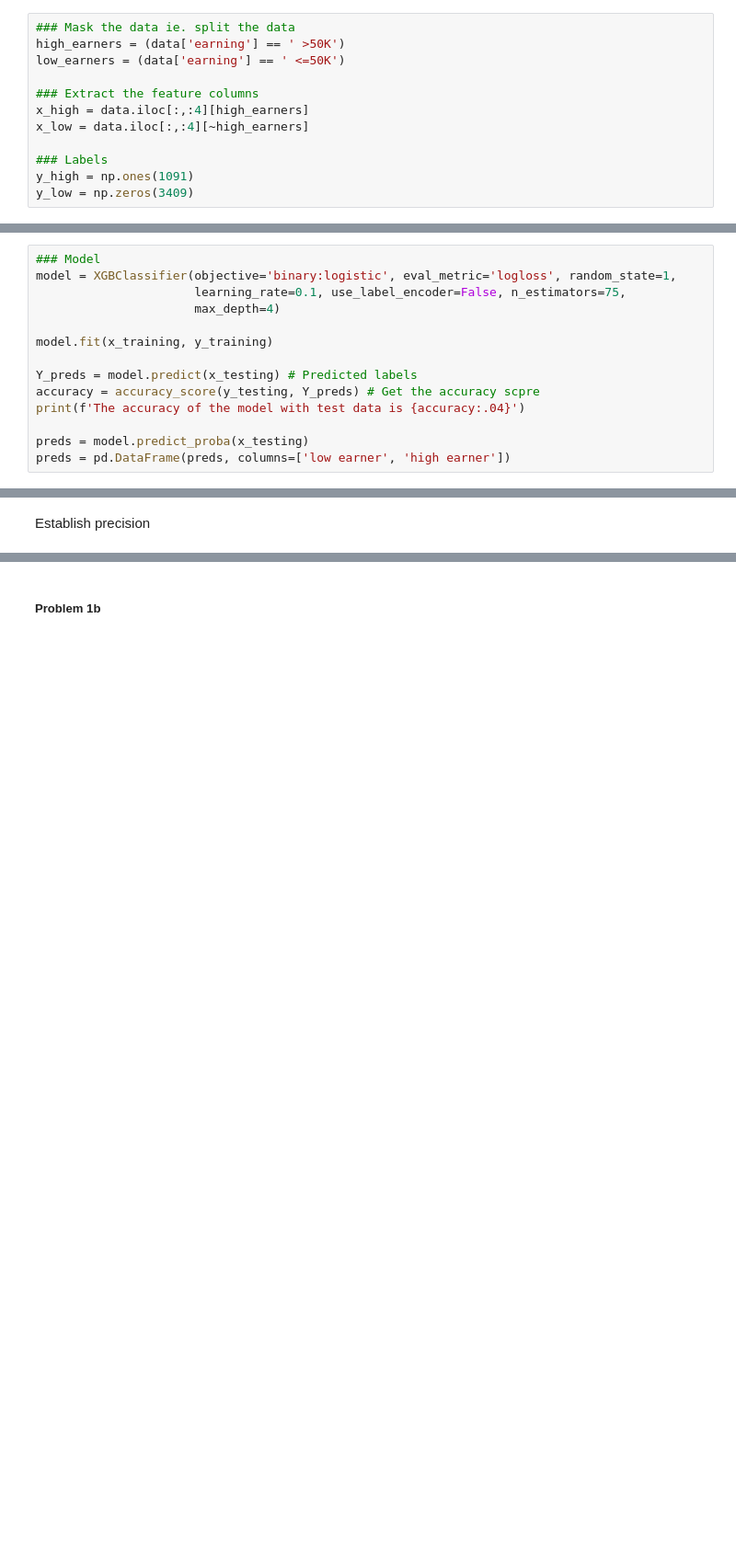
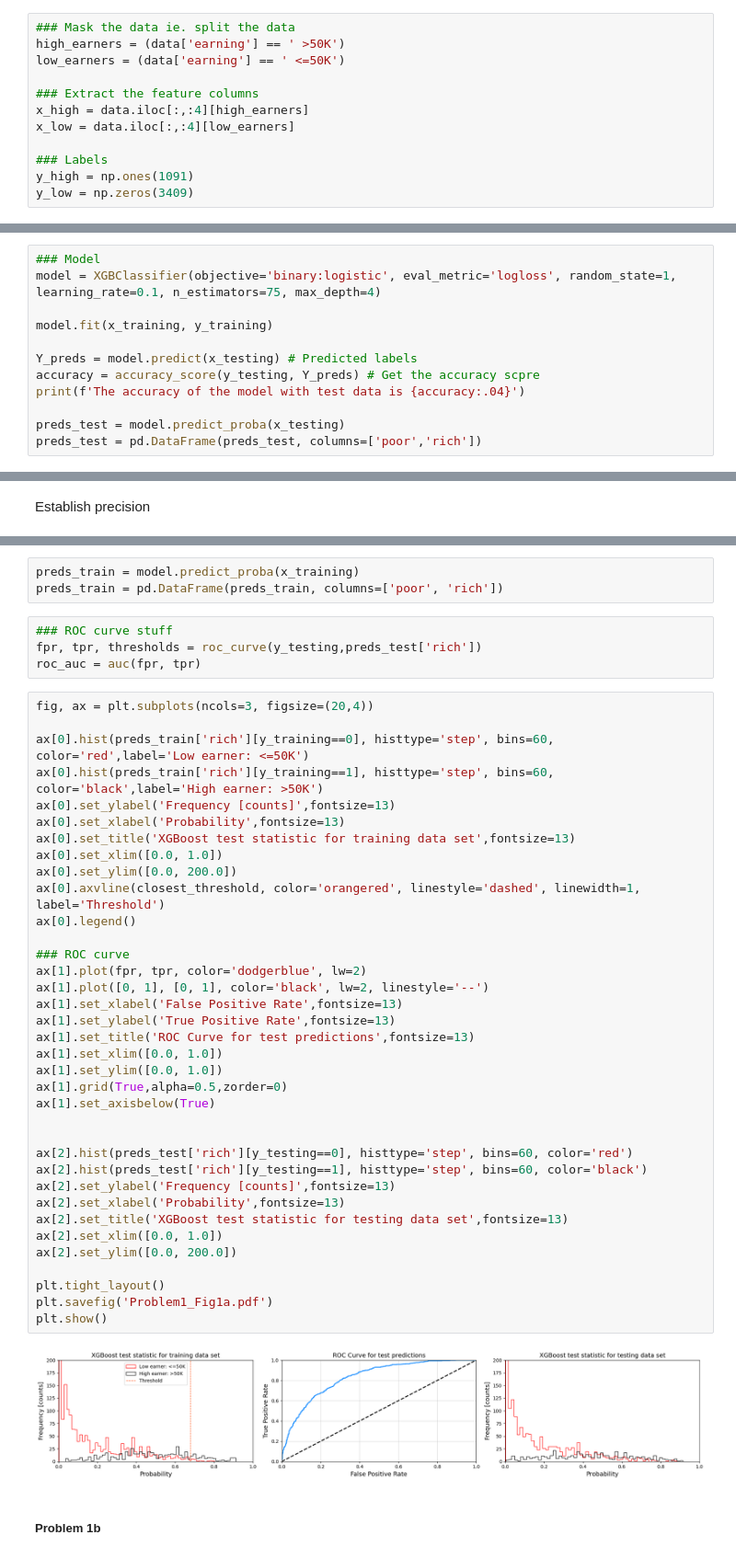
Before and after one commit to Gullaschen/AMAS, a Jupyter notebook: ProblemSet3/Problem_1.ipynb, the cells around one changed output, grey strips where cells are left out. Shown: that part at 92% size. Drawn from its saved outputs; the diff is of its cells as text; blank space fills up the shorter version.

Commit message:
Continued work on Problem Set 3

```diff
--- a/ProblemSet3/Problem_1.ipynb
+++ b/ProblemSet3/Problem_1.ipynb
@@ -44,7 +42,7 @@ low_earners = (data['earning'] == ' <=50K')
 
 ### Extract the feature columns
 x_high = data.iloc[:,:4][high_earners]
-x_low = data.iloc[:,:4][~high_earners]
+x_low = data.iloc[:,:4][low_earners]
 
 ### Labels
 y_high = np.ones(1091)
@@ -72,8 +72,6 @@ y_testing = y_training[shuffle_testing_data]
 # %%
 ### Model
-model = XGBClassifier(objective='binary:logistic', eval_metric='logloss', random_state=1,
-                      learning_rate=0.1, use_label_encoder=False, n_estimators=75,
-                      max_depth=4)
+model = XGBClassifier(objective='binary:logistic', eval_metric='logloss', random_state=1, learning_rate=0.1, n_estimators=75, max_depth=4)
 
 model.fit(x_training, y_training)
 
@@ -81,6 +79,6 @@ Y_preds = model.predict(x_testing) # Predicted labels
 accuracy = accuracy_score(y_testing, Y_preds) # Get the accuracy scpre
 print(f'The accuracy of the model with test data is {accuracy:.04}')
 
-preds = model.predict_proba(x_testing)
-preds = pd.DataFrame(preds, columns=['low earner', 'high earner'])
+preds_test = model.predict_proba(x_testing)
+preds_test = pd.DataFrame(preds_test, columns=['poor','rich'])
 # %% [output]
@@ -161,2 +106,47 @@ plt.show()
+# %%
+preds_train = model.predict_proba(x_training)
+preds_train = pd.DataFrame(preds_train, columns=['poor', 'rich'])
+# %%
+### ROC curve stuff
+fpr, tpr, thresholds = roc_curve(y_testing,preds_test['rich'])
+roc_auc = auc(fpr, tpr)
+# %%
+fig, ax = plt.subplots(ncols=3, figsize=(20,4))
+
+ax[0].hist(preds_train['rich'][y_training==0], histtype='step', bins=60, color='red',label='Low earner: <=50K')
+ax[0].hist(preds_train['rich'][y_training==1], histtype='step', bins=60, color='black',label='High earner: >50K')
+ax[0].set_ylabel('Frequency [counts]',fontsize=13)
+ax[0].set_xlabel('Probability',fontsize=13)
+ax[0].set_title('XGBoost test statistic for training data set',fontsize=13)
+ax[0].set_xlim([0.0, 1.0])
+ax[0].set_ylim([0.0, 200.0])
+ax[0].axvline(closest_threshold, color='orangered', linestyle='dashed', linewidth=1, label='Threshold')
+ax[0].legend()
+
+### ROC curve
+ax[1].plot(fpr, tpr, color='dodgerblue', lw=2)
+ax[1].plot([0, 1], [0, 1], color='black', lw=2, linestyle='--')
+ax[1].set_xlabel('False Positive Rate',fontsize=13)
+ax[1].set_ylabel('True Positive Rate',fontsize=13)
+ax[1].set_title('ROC Curve for test predictions',fontsize=13)
+ax[1].set_xlim([0.0, 1.0])
+ax[1].set_ylim([0.0, 1.0])
+ax[1].grid(True,alpha=0.5,zorder=0)
+ax[1].set_axisbelow(True)
+
+
+ax[2].hist(preds_test['rich'][y_testing==0], histtype='step', bins=60, color='red')
+ax[2].hist(preds_test['rich'][y_testing==1], histtype='step', bins=60, color='black')
+ax[2].set_ylabel('Frequency [counts]',fontsize=13)
+ax[2].set_xlabel('Probability',fontsize=13)
+ax[2].set_title('XGBoost test statistic for testing data set',fontsize=13)
+ax[2].set_xlim([0.0, 1.0])
+ax[2].set_ylim([0.0, 200.0])
+
+plt.tight_layout()
+plt.savefig('Problem1_Fig1a.pdf')
+plt.show()
+# %% [output]
+[figure, added]
 # %% [markdown]
 ##### **Problem 1b**
```
Also changed, not shown: parts of 12 cells of this notebook, 8 other files.
